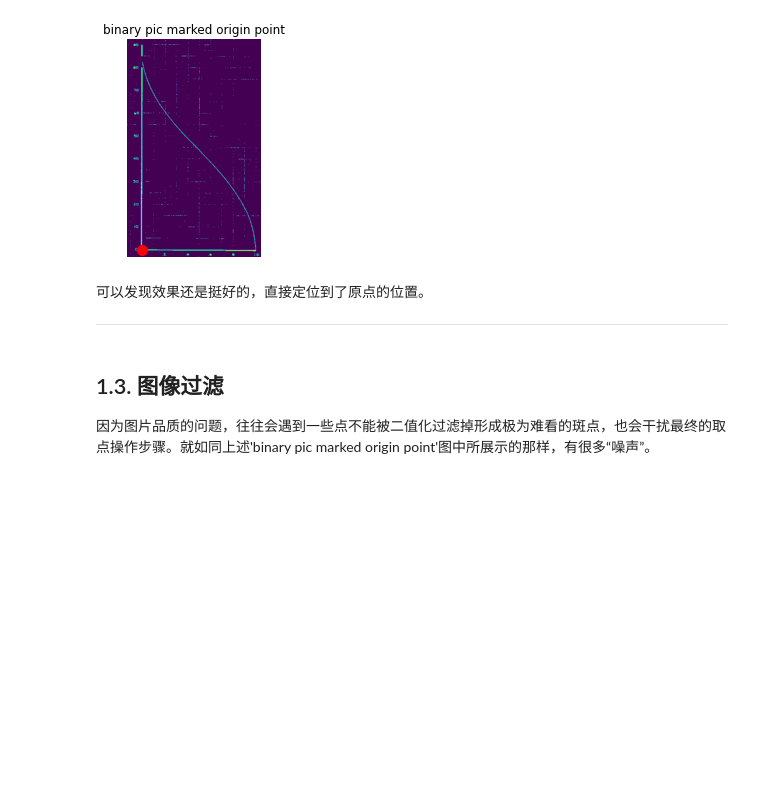
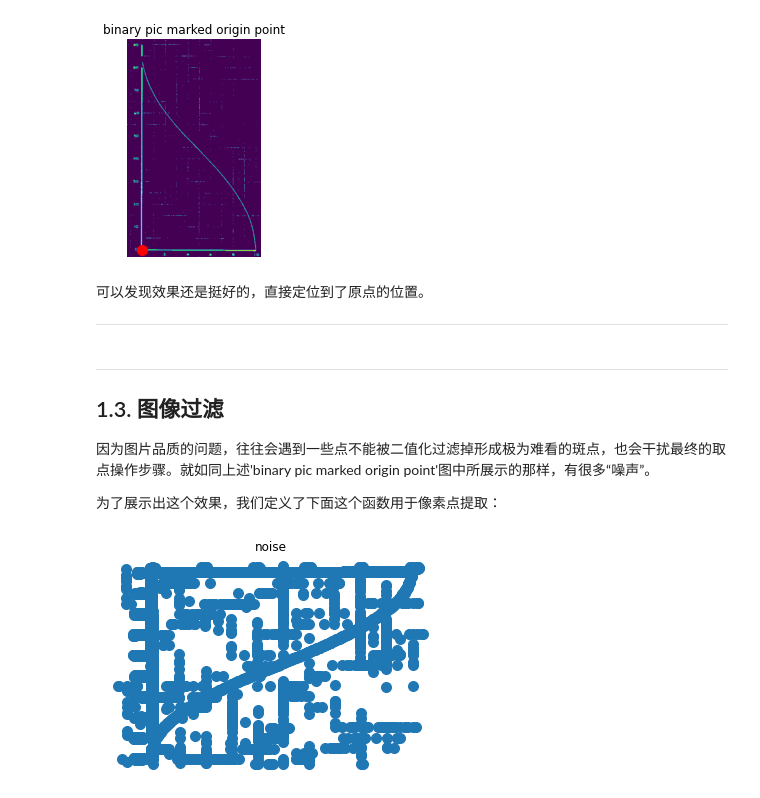
Before and after one commit to cherose2004/learning, a Jupyter notebook: project/Flight Simulation/homework/ProjectTeam1.ipynb, the cells around one changed output. Saved outputs shown, nothing was run; the diff lists cells and outputs as text; code cells hidden in the pictures; blank space fills up the shorter version.

```diff
--- a/project/Flight Simulation/homework/ProjectTeam1.ipynb
+++ b/project/Flight Simulation/homework/ProjectTeam1.ipynb
@@ -507,6 +507,37 @@ plt.show()
 
 ---
 # %% [markdown]
+---
+
 ## 1.3. 图像过滤
 
 因为图片品质的问题，往往会遇到一些点不能被二值化过滤掉形成极为难看的斑点，也会干扰最终的取点操作步骤。就如同上述'binary pic marked origin point'图中所展示的那样，有很多“噪声”。
+
+为了展示出这个效果，我们定义了下面这个函数用于像素点提取：
+# %%
+#提取点,将矩阵中所有的有效点位置坐标（i，j）提取并返回一个2*n的数组
+def get_xiyj(mat):
+    xi = []
+    yj = []
+    M , N = np.shape(mat)
+    for j in range(M):
+        for i in range(N):
+            if mat[j][i] > 0:
+                xi.append(i)
+                yj.append(j)
+                pass
+            pass
+        pass
+    xi = np.array(xi)
+    yj = np.array(yj)
+    xiyj = np.c_[xi,yj]
+    xiyj = xiyj.T
+    return xiyj
+# %%
+xiyj = get_xiyj(binary)
+plt.scatter(xiyj[0] , xiyj[1],s = 100)
+plt.axis('off')
+plt.title('noise')
+plt.show()
+# %% [output]
+[figure, added]
```
Also changed, not shown: parts of 9 cells of this notebook.
